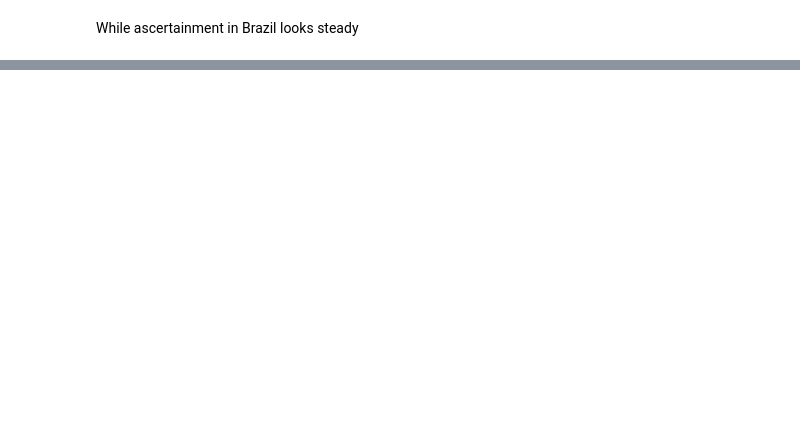
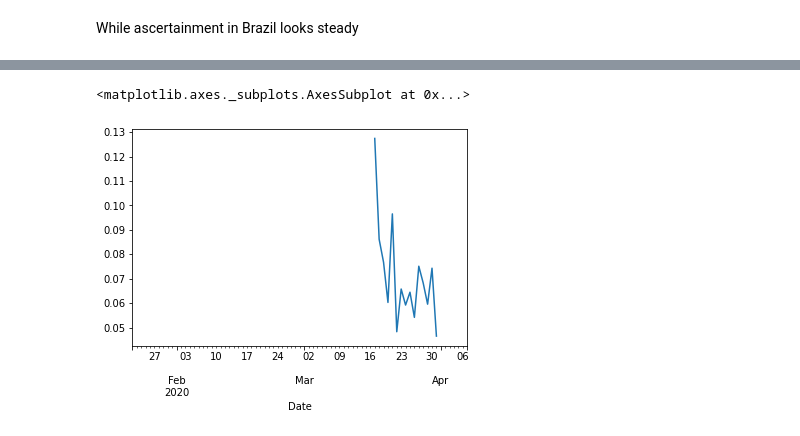
Before and after one commit to jsalvatier/epimodel, a Jupyter notebook: notebooks/djohnston/Cases_from_deaths.ipynb, the cells around one changed output, grey strips where cells are left out. Saved outputs shown, nothing was run; the diff lists cells and outputs as text; code cells hidden in the pictures; blank space fills up the shorter version.

```diff
--- a/notebooks/djohnston/Cases_from_deaths.ipynb
+++ b/notebooks/djohnston/Cases_from_deaths.ipynb
@@ -99,5 +104,5 @@ csse_ds.loc['IT'][-40:]
 # %% [markdown]
 While ascertainment in Brazil looks steady
 # %%
-csse_ds.loc['BR'][-40:]
+csse_ds.loc['BR','Ascertainment'].plot()
 # %% [output]
@@ -121,0 +109,2 @@ csse_ds.loc['BR'][-40:]
+<matplotlib.axes._subplots.AxesSubplot at 0x...>
+[figure, added]
```
Also changed, not shown: parts of 3 cells of this notebook.
